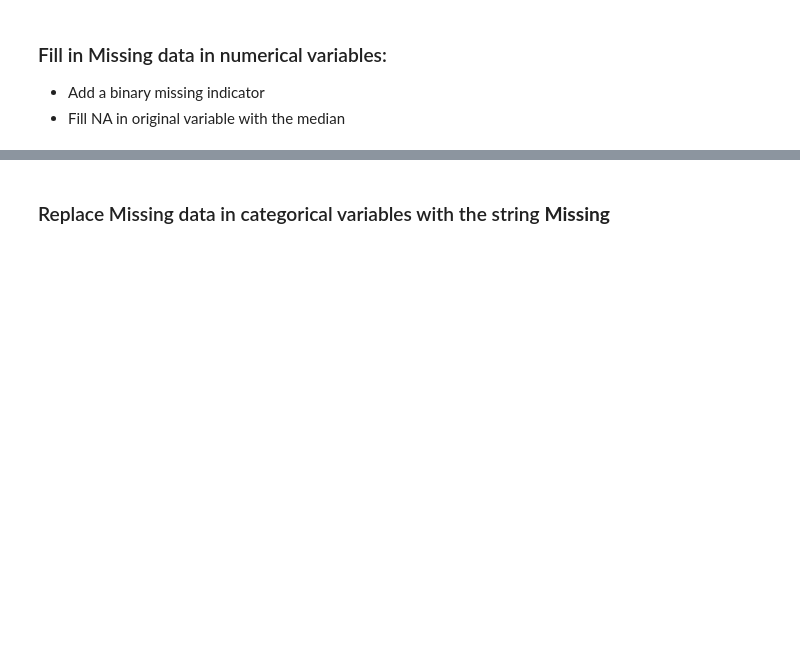
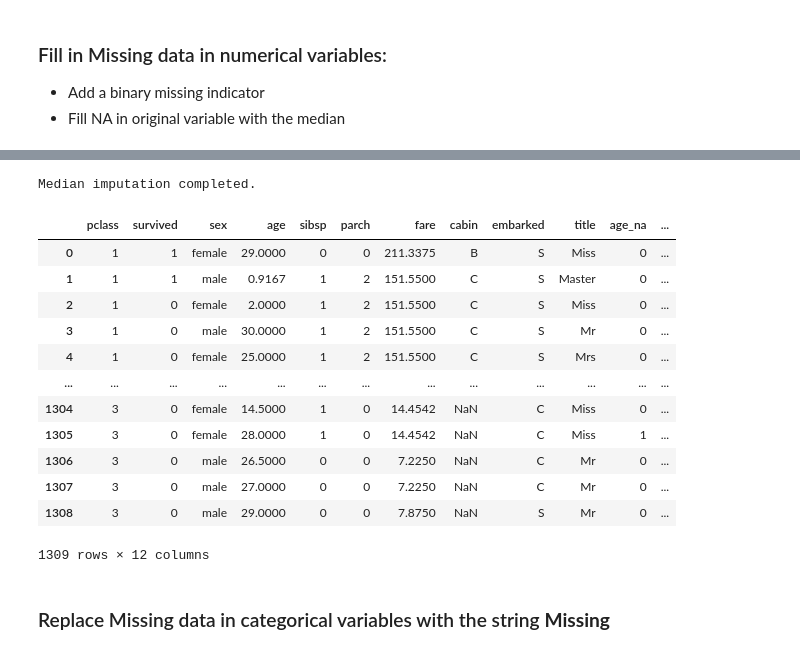
Before and after one commit to JackLeerson/deploying-machine-learning-models, a Jupyter notebook: section-04-research-and-development/titanic-assignment/01-predicting-survival-titanic-assignement.ipynb, the cells around one changed output, grey strips where cells are left out. Cells and saved outputs as stored; diff of their text form; code cells hidden in the pictures; blank space fills up the shorter version.

```diff
--- a/section-04-research-and-development/titanic-assignment/01-predicting-survival-titanic-assignement.ipynb
+++ b/section-04-research-and-development/titanic-assignment/01-predicting-survival-titanic-assignement.ipynb
@@ -217,3 +263,26 @@ len(data.iloc[np.where(data['cabin'].str.match('^\d') & ~data['cabin'].isna())[0
+# %%
+# Impute the missing numerical values with the column's median. Save the imputers for use in the testing.
+for var in missing_vars_num:
+    median_imputer = SimpleImputer(strategy='median')
+    data[var] = median_imputer.fit_transform(data[[var]])
+    joblib.dump(median_imputer, var+'_median_imputer.joblib')
+print('Median imputation completed.')
+data
+# %% [output]
+Median imputation completed.
+|  | pclass | survived | sex | age | sibsp | parch | fare | cabin | embarked | title | age_na | ... |
+| 0 | 1 | 1 | female | 29.0000 | 0 | 0 | 211.3375 | B | S | Miss | 0 | ... |
+| 1 | 1 | 1 | male | 0.9167 | 1 | 2 | 151.5500 | C | S | Master | 0 | ... |
+| 2 | 1 | 0 | female | 2.0000 | 1 | 2 | 151.5500 | C | S | Miss | 0 | ... |
+| 3 | 1 | 0 | male | 30.0000 | 1 | 2 | 151.5500 | C | S | Mr | 0 | ... |
+| 4 | 1 | 0 | female | 25.0000 | 1 | 2 | 151.5500 | C | S | Mrs | 0 | ... |
+| ... | ... | ... | ... | ... | ... | ... | ... | ... | ... | ... | ... | ... |
+| 1304 | 3 | 0 | female | 14.5000 | 1 | 0 | 14.4542 | NaN | C | Miss | 0 | ... |
+| 1305 | 3 | 0 | female | 28.0000 | 1 | 0 | 14.4542 | NaN | C | Miss | 1 | ... |
+| 1306 | 3 | 0 | male | 26.5000 | 0 | 0 | 7.2250 | NaN | C | Mr | 0 | ... |
+| 1307 | 3 | 0 | male | 27.0000 | 0 | 0 | 7.2250 | NaN | C | Mr | 0 | ... |
+| 1308 | 3 | 0 | male | 29.0000 | 0 | 0 | 7.8750 | NaN | S | Mr | 0 | ... |
+1309 rows × 12 columns
 # %% [markdown]
 ### Replace Missing data in categorical variables with the string **Missing**
 # %% [markdown]
```
Also changed, not shown: parts of 6 cells of this notebook, 3 other files.
